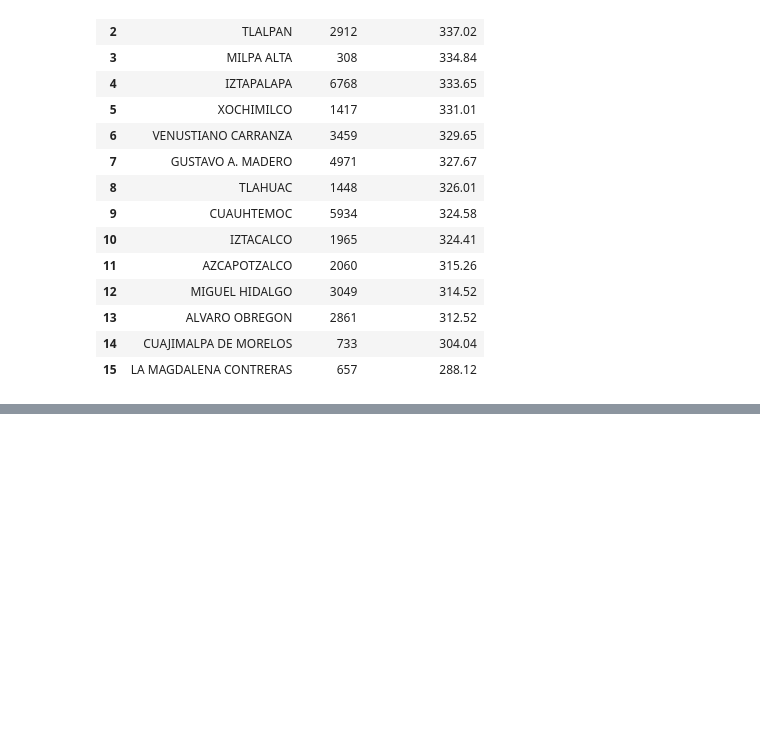
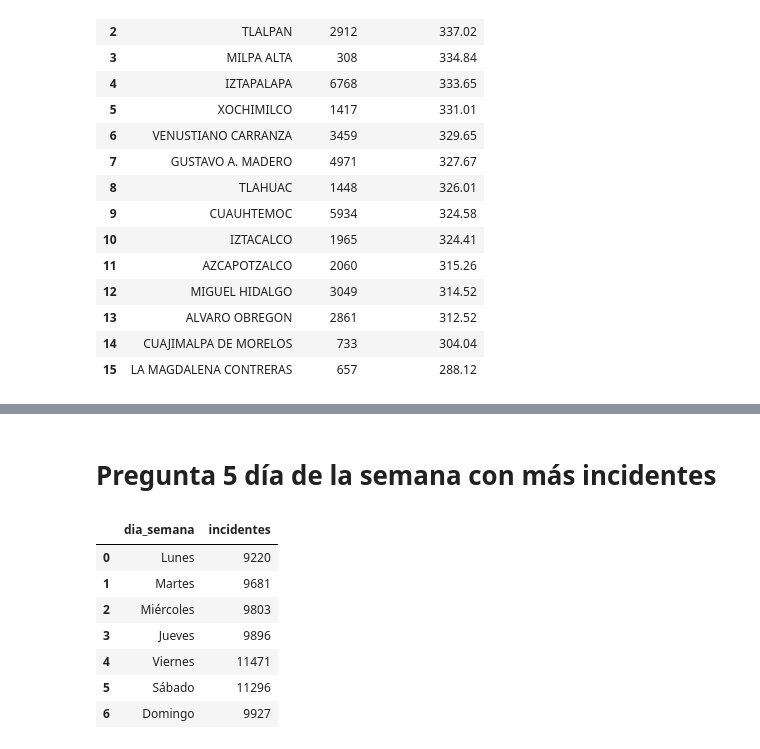
Before and after one commit to JafetR19/ds-project-team1-CGNR-JASR, a Jupyter notebook: notebooks/nb02_preguntas_visualizaciones.ipynb, the cells around one changed output, grey strips where cells are left out. Drawn from its saved outputs; the diff is of its cells as text; code cells hidden in the pictures; blank space fills up the shorter version.

Commit message:
Pregunta 5: accidentes por día

```diff
--- a/notebooks/nb02_preguntas_visualizaciones.ipynb
+++ b/notebooks/nb02_preguntas_visualizaciones.ipynb
@@ -295,0 +296,26 @@ plt.show()
+# %% [markdown]
+# Pregunta 5 día de la semana con más incidentes
+# %%
+orden_dias = [
+    'Lunes', 'Martes', 'Miércoles', 'Jueves',
+    'Viernes', 'Sábado', 'Domingo'
+]
+
+tabla_dias = (
+    df[df['codigo_cierre'] != 'D']
+    .groupby('dia_semana')
+    .size()
+    .reindex(orden_dias)
+    .reset_index(name='incidentes')
+)
+
+display(tabla_dias)
+# %% [output]
+|  | dia_semana | incidentes |
+| 0 | Lunes | 9220 |
+| 1 | Martes | 9681 |
+| 2 | Miércoles | 9803 |
+| 3 | Jueves | 9896 |
+| 4 | Viernes | 11471 |
+| 5 | Sábado | 11296 |
+| 6 | Domingo | 9927 |
```
Also changed, not shown: parts of 2 cells of this notebook.
